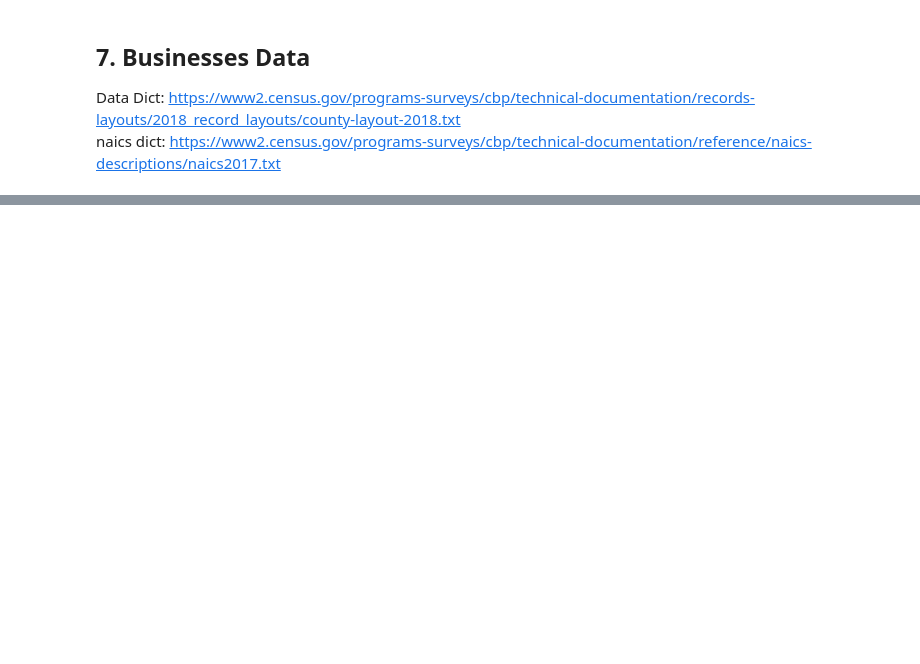
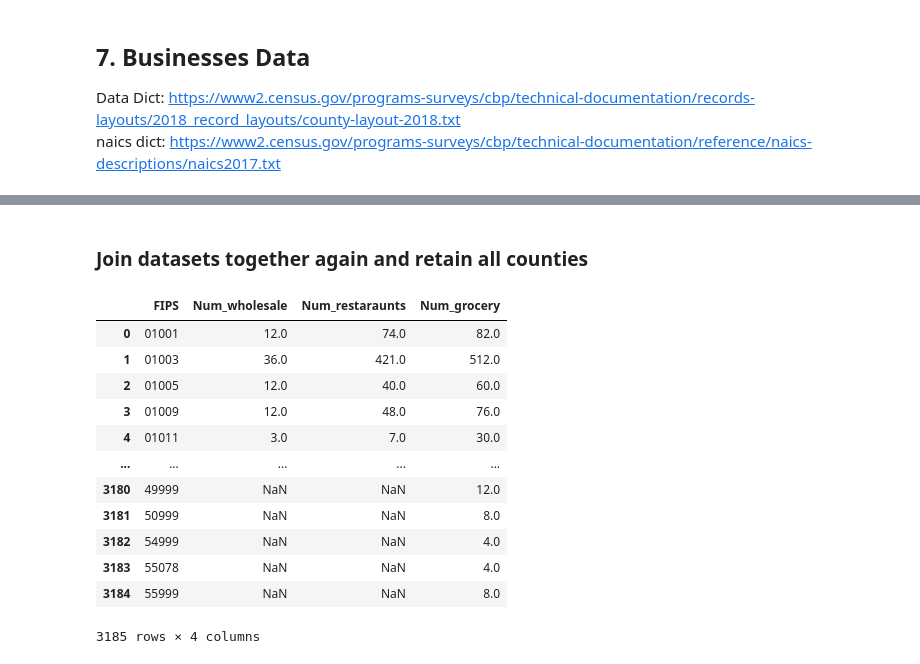
Before and after one commit to khyateed/projecting-food-insecurity, a Jupyter notebook: notebooks/cleaning.ipynb, the cells around one changed output, grey strips where cells are left out. Saved outputs shown, nothing was run; the diff lists cells and outputs as text; code cells hidden in the pictures; blank space fills up the shorter version.

```diff
--- a/notebooks/cleaning.ipynb
+++ b/notebooks/cleaning.ipynb
@@ -410,0 +482,9 @@ df_business_11
+# %%
+restaraunts = ['72233/', '722330', '722///', '7224//', '72241/', '722410', '7225//', '72251/', '722511', '722513', '722514', '722515']
+restaraunt_indices = df_business_09[df_business_09['Industry'].isin(restaraunts)].index
+
+grocery = ['445///', '4451//', '44511/', '445110', '44512/', '445120', '4452//', '44521/', '445210', '44522/', '445220', '44523/', '445230', '44529/', '445291', '445292', '445299', '4453//', '44531/', '445310', '446///', '4461//', '44611/', '446110']
+grocery_indices = df_business_09[df_business_09['Industry'].isin(grocery)].index
+
+wholesale = ['4244//', '42441/', '424410', '42442/', '424420', '42443/', '424430', '42444/', '424440', '42445/', '424450', '42446/', '424460', '42447/', '424470', '42448/', '424480', '42449/', '424490', '4245//', '42451/', '424510', '42452/', '424520', '42459/', '424590']
+wholesale_indices = df_business_09[df_business_09['Industry'].isin(wholesale)].index
@@ -410,0 +493,27 @@ df_business_11
+# %%
+restaraunt_df = df_business_09.loc[restaraunt_indices,['FIPS', 'Num_establishments']].groupby('FIPS').sum().reset_index()
+restaraunt_df.rename(columns={'Num_establishments':'Num_restaraunts'},inplace=True)
+
+grocery_df = df_business_09.loc[grocery_indices,['FIPS', 'Num_establishments']].groupby('FIPS').sum().reset_index()
+grocery_df.rename(columns={'Num_establishments':'Num_grocery'},inplace=True)
+
+wholesale_df = df_business_09.loc[wholesale_indices,['FIPS', 'Num_establishments']].groupby('FIPS').sum().reset_index()
+wholesale_df.rename(columns={'Num_establishments':'Num_wholesale'},inplace=True)
+# %% [markdown]
+### Join datasets together again and retain all counties
+# %%
+df_food_09 = wholesale_df.merge(restaraunt_df, how='outer',on='FIPS').merge(grocery_df, on='FIPS', how='outer')
+# %% [output]
+|  | FIPS | Num_wholesale | Num_restaraunts | Num_grocery |
+| 0 | 01001 | 12.0 | 74.0 | 82.0 |
+| 1 | 01003 | 36.0 | 421.0 | 512.0 |
+| 2 | 01005 | 12.0 | 40.0 | 60.0 |
+| 3 | 01009 | 12.0 | 48.0 | 76.0 |
+| 4 | 01011 | 3.0 | 7.0 | 30.0 |
+| ... | ... | ... | ... | ... |
+| 3180 | 49999 | NaN | NaN | 12.0 |
+| 3181 | 50999 | NaN | NaN | 8.0 |
+| 3182 | 54999 | NaN | NaN | 4.0 |
+| 3183 | 55078 | NaN | NaN | 4.0 |
+| 3184 | 55999 | NaN | NaN | 8.0 |
+3185 rows × 4 columns
```
Also changed, not shown: parts of 14 cells of this notebook.
